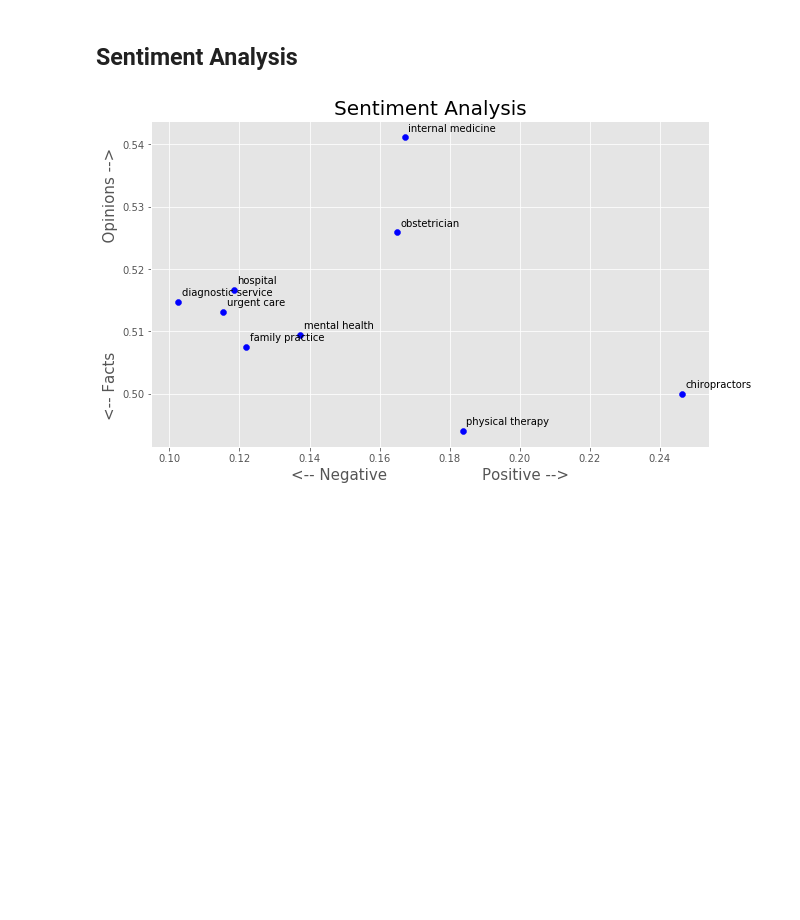
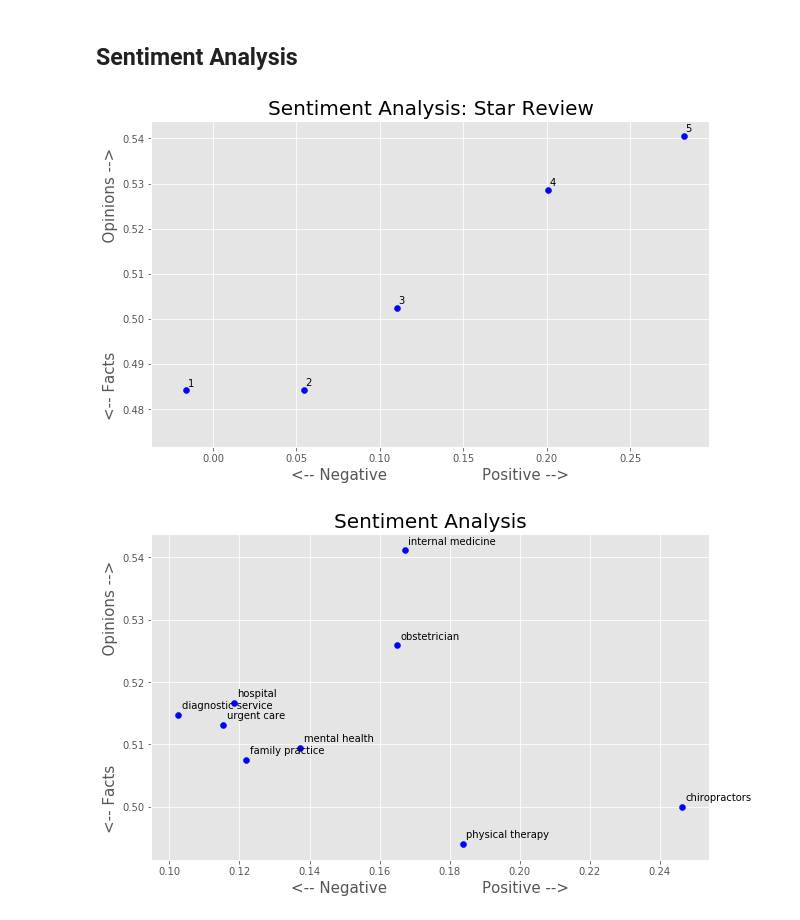
Before and after one commit to franksalas/text_classification_public_healthcare_data, a Jupyter notebook: data_exploration/EDA.ipynb, the cells around one changed output. Saved outputs shown, nothing was run; the diff lists cells and outputs as text; code cells hidden in the pictures; blank space fills up the shorter version.

```diff
--- a/data_exploration/EDA.ipynb
+++ b/data_exploration/EDA.ipynb
@@ -338,6 +338,28 @@ df_text.head()
 | 4 | 2hpi6pXIFf0taDIYCoNIuw | OfFzPtU9N0ooeQbIg6yR-g | urgent care | Healthcare Partner | 1 | Terrible assistance. I was there ... | terrible assistance i was there t... | -0.325000 | 0.825000 |
 # %% [markdown]
 ## Sentiment Analysis
+# %%
+# Let's plot the results
+import matplotlib.pyplot as plt
+
+plt.rcParams['figure.figsize'] = [10, 6]
+title = 'Sentiment Analysis: Star Review'
+for i in df_text.stars.unique():
+    x = df_text.groupby(['stars']).get_group(i)['polarity'].median()
+    y = df_text.groupby(['stars']).get_group(i)['subjectivity'].median()
+    plt.scatter(x, y, color='blue')
+    plt.text(x+.001, y+.001,i, fontsize=10)
+    #plt.xlim(-1,1)
+    #plt.ylim(0,1)
+plt.title(title, fontsize=20)
+#plt.plot(np.arange(0,6), np.zeros(6)+.5,'r--')
+plt.xlabel('<-- Negative\t\t\tPositive -->'.expandtabs(), fontsize=15)
+plt.ylabel('<-- Facts\t\t\tOpinions -->'.expandtabs(), fontsize=15)
+# save img
+plt.savefig('{}/{}.png'.format(img_directory,title.replace(" ", "_")))
+plt.show()
+# %% [output]
+[figure, added]
 # %%
 # Let's plot the results
 import matplotlib.pyplot as plt
```
Also changed, not shown: parts of 3 cells of this notebook, 9 other files.
